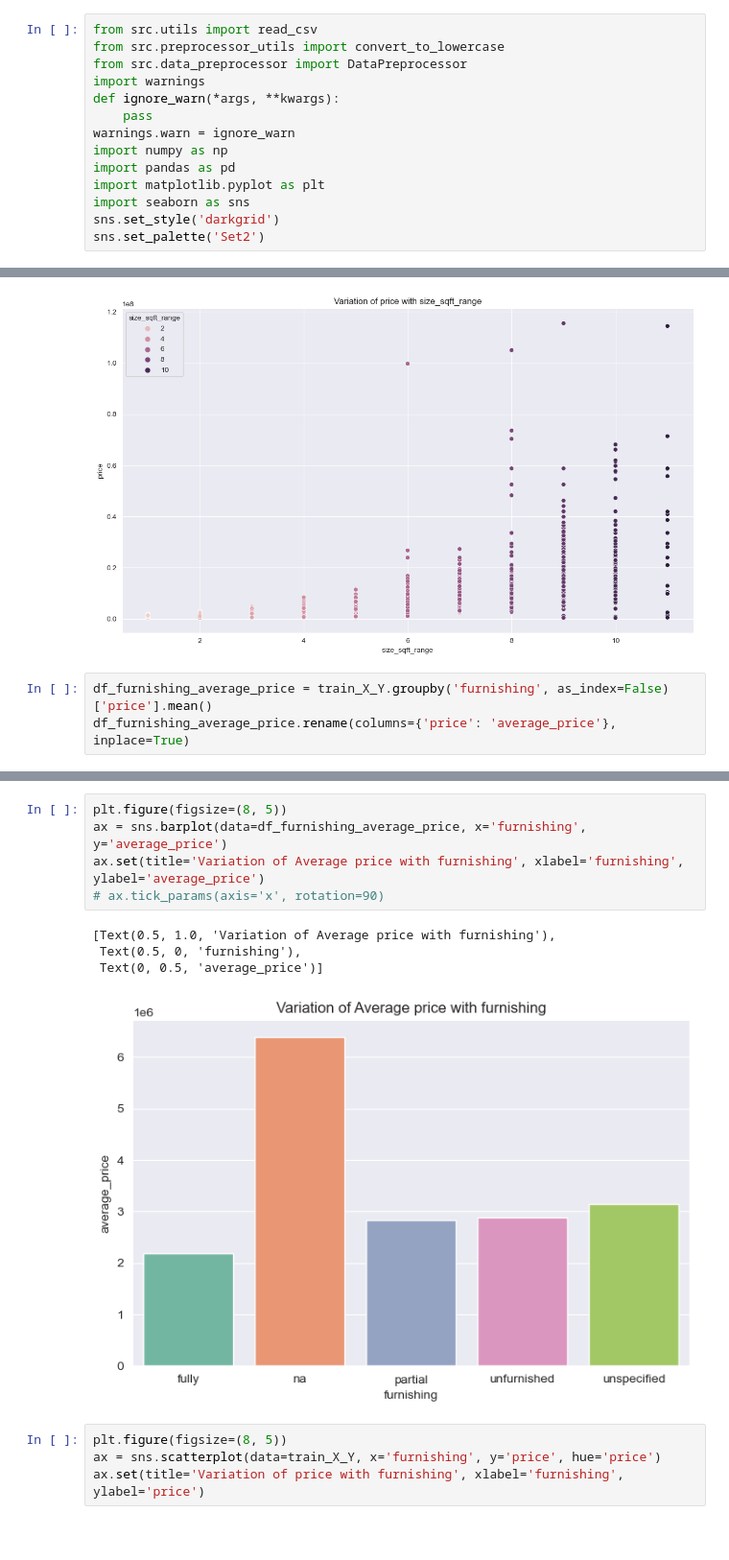
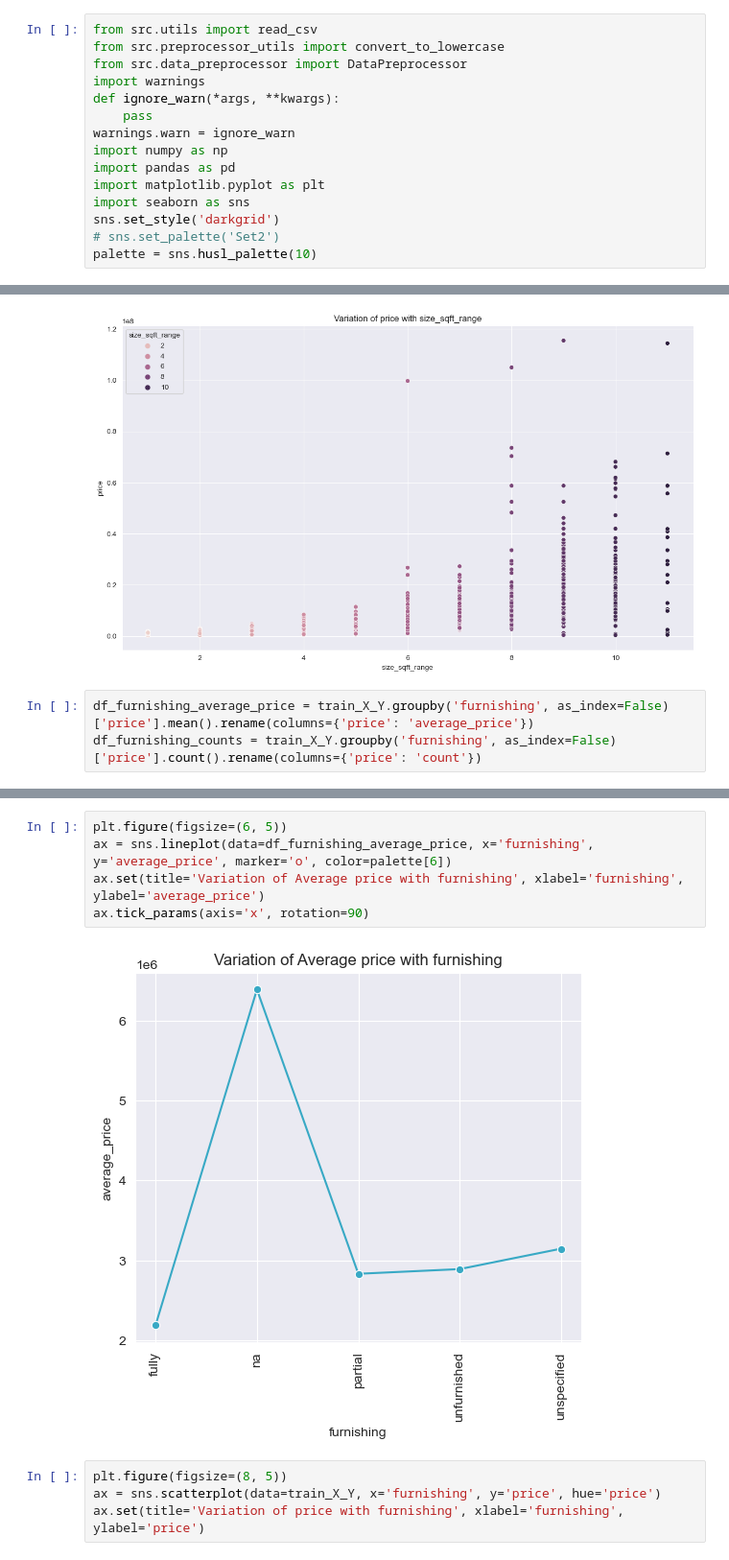
Before and after one commit to atul1696/cs5228-project, a Jupyter notebook: EDA.ipynb, the cells around one changed output, grey strips where cells are left out. Shown at 96% size. Cells and saved outputs as stored; diff of their text form; blank space fills up the shorter version.

```diff
--- a/EDA.ipynb
+++ b/EDA.ipynb
@@ -14,7 +14,8 @@ import pandas as pd
 import matplotlib.pyplot as plt
 import seaborn as sns
 sns.set_style('darkgrid')
-sns.set_palette('Set2')
+# sns.set_palette('Set2')
+palette = sns.husl_palette(10)
 # %%
 trainX, trainY = read_csv('data/train.csv', ylabel='price')
 # %%
@@ -370,6 +296,6 @@ ax.set(title='Variation of price with size_sqft_range', xlabel='size_sqft_range'
  Text(0, 0.5, 'price')]
 [figure]
 # %%
-df_furnishing_average_price = train_X_Y.groupby('furnishing', as_index=False)['price'].mean()
-df_furnishing_average_price.rename(columns={'price': 'average_price'}, inplace=True)
+df_furnishing_average_price = train_X_Y.groupby('furnishing', as_index=False)['price'].mean().rename(columns={'price': 'average_price'})
+df_furnishing_counts = train_X_Y.groupby('furnishing', as_index=False)['price'].count().rename(columns={'price': 'count'})
 # %%
@@ -384,13 +310,10 @@ df_furnishing_average_price.head(50)
 # %%
-plt.figure(figsize=(8, 5))
-ax = sns.barplot(data=df_furnishing_average_price, x='furnishing', y='average_price')
+plt.figure(figsize=(6, 5))
+ax = sns.lineplot(data=df_furnishing_average_price, x='furnishing', y='average_price', marker='o', color=palette[6])
 ax.set(title='Variation of Average price with furnishing', xlabel='furnishing', ylabel='average_price')
-# ax.tick_params(axis='x', rotation=90)
+ax.tick_params(axis='x', rotation=90)
 # %% [output]
-[Text(0.5, 1.0, 'Variation of Average price with furnishing'),
- Text(0.5, 0, 'furnishing'),
- Text(0, 0.5, 'average_price')]
-[figure, old version]
+[figure, new version]
 # %%
 plt.figure(figsize=(8, 5))
 ax = sns.scatterplot(data=train_X_Y, x='furnishing', y='price', hue='price')
```
Also changed, not shown: parts of 30 cells of this notebook.
